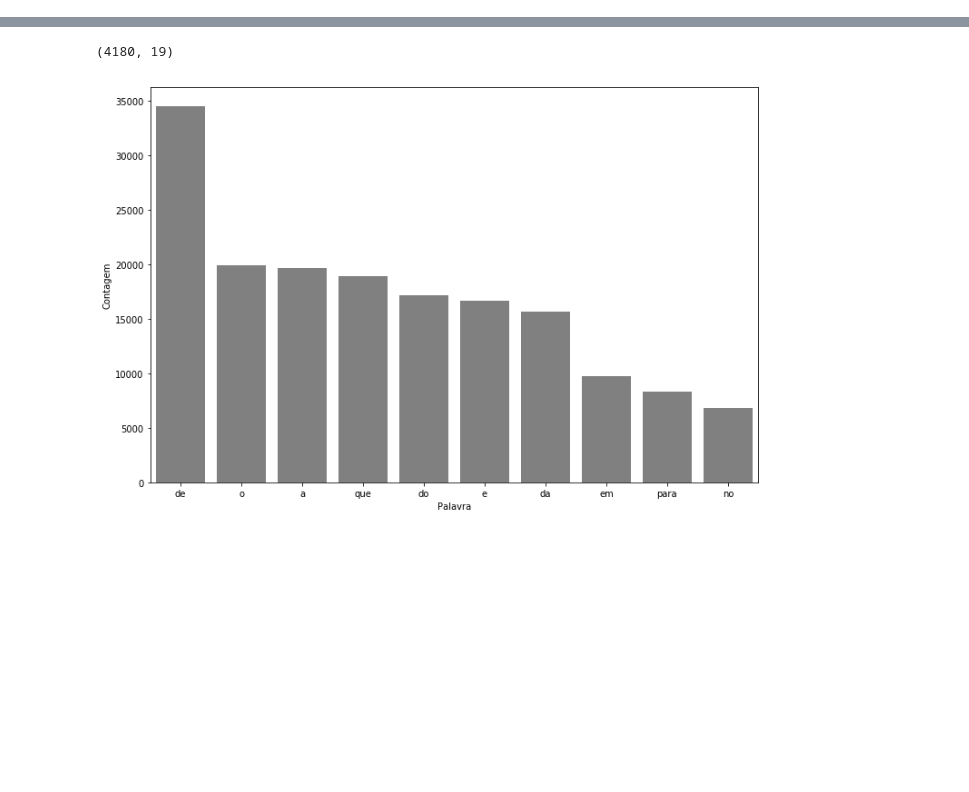
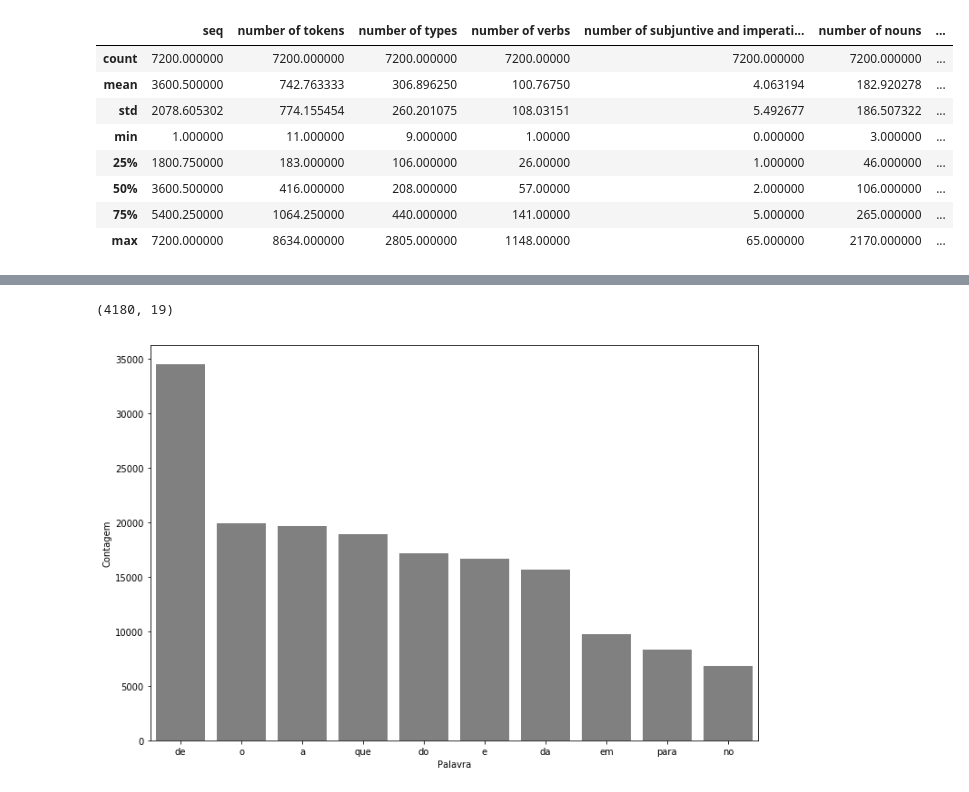
Before and after one commit to joaopaulopbjp/FakeNewsDetection, a Jupyter notebook: Fake News Classifier.ipynb, the cells around one changed output, grey strips where cells are left out. Saved outputs shown, nothing was run; the diff lists cells and outputs as text; code cells hidden in the pictures; blank space fills up the shorter version.

```diff
--- a/Fake News Classifier.ipynb
+++ b/Fake News Classifier.ipynb
@@ -14,2 +34,14 @@ df_tratado.head()
+# %%
+df_tratado.describe()
+# %% [output]
+|  | seq | number of tokens | number of types | number of verbs | number of subjuntive and imperati... | number of nouns | ... |
+| count | 7200.000000 | 7200.000000 | 7200.000000 | 7200.00000 | 7200.000000 | 7200.000000 | ... |
+| mean | 3600.500000 | 742.763333 | 306.896250 | 100.76750 | 4.063194 | 182.920278 | ... |
+| std | 2078.605302 | 774.155454 | 260.201075 | 108.03151 | 5.492677 | 186.507322 | ... |
+| min | 1.000000 | 11.000000 | 9.000000 | 1.00000 | 0.000000 | 3.000000 | ... |
+| 25% | 1800.750000 | 183.000000 | 106.000000 | 26.00000 | 1.000000 | 46.000000 | ... |
+| 50% | 3600.500000 | 416.000000 | 208.000000 | 57.00000 | 2.000000 | 106.000000 | ... |
+| 75% | 5400.250000 | 1064.250000 | 440.000000 | 141.00000 | 5.000000 | 265.000000 | ... |
+| max | 7200.000000 | 8634.000000 | 2805.000000 | 1148.00000 | 65.000000 | 2170.000000 | ... |
 # %%
 df_politica = df_tratado.loc[df_tratado["category"]=='politica\r\n']
```
Also changed, not shown: parts of 18 cells of this notebook.
